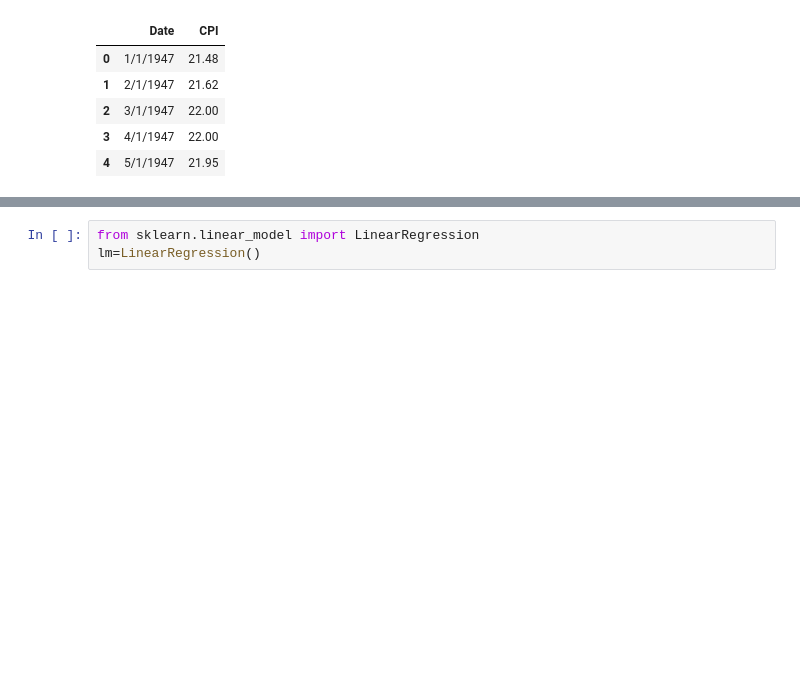
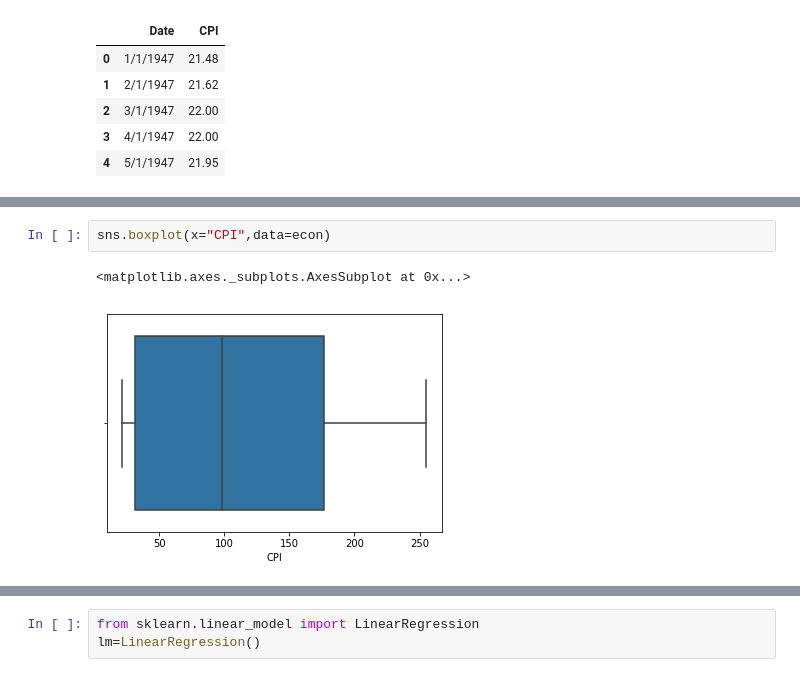
Before and after one commit to YMandCL/Industrial-Production-Exploratory, a Jupyter notebook: Industrial Production Exploratory.ipynb, the cells around one changed output, grey strips where cells are left out. Saved outputs shown, nothing was run; the diff lists cells and outputs as text; blank space fills up the shorter version.

```diff
--- a/Industrial Production Exploratory.ipynb
+++ b/Industrial Production Exploratory.ipynb
@@ -470,0 +115,5 @@ warnings.filterwarnings(action="ignore", message="^internal gelsd")
+# %%
+sns.boxplot(x="CPI",data=econ)
+# %% [output]
+<matplotlib.axes._subplots.AxesSubplot at 0x...>
+[figure, added]
```
Also changed, not shown: parts of 142 cells of this notebook, 4 other files.
